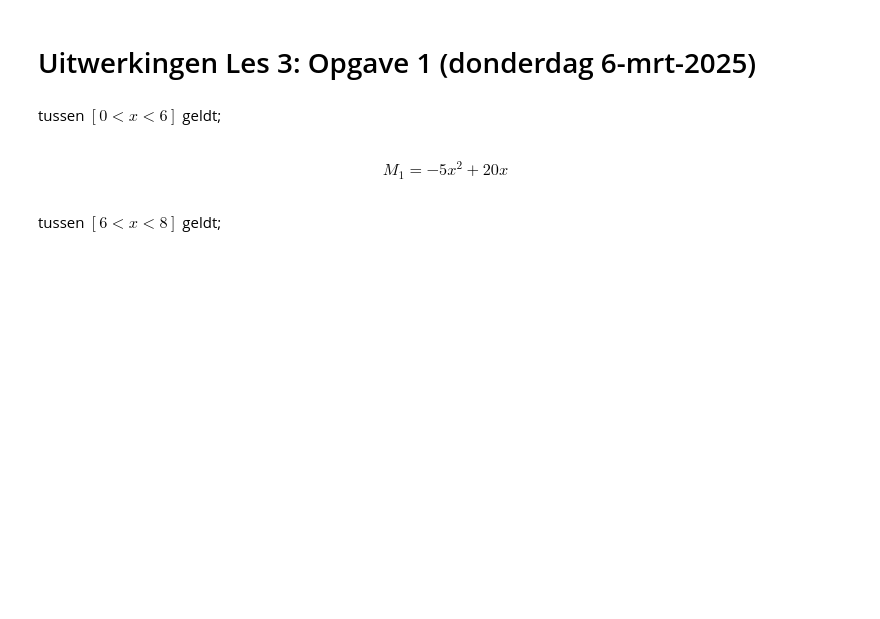
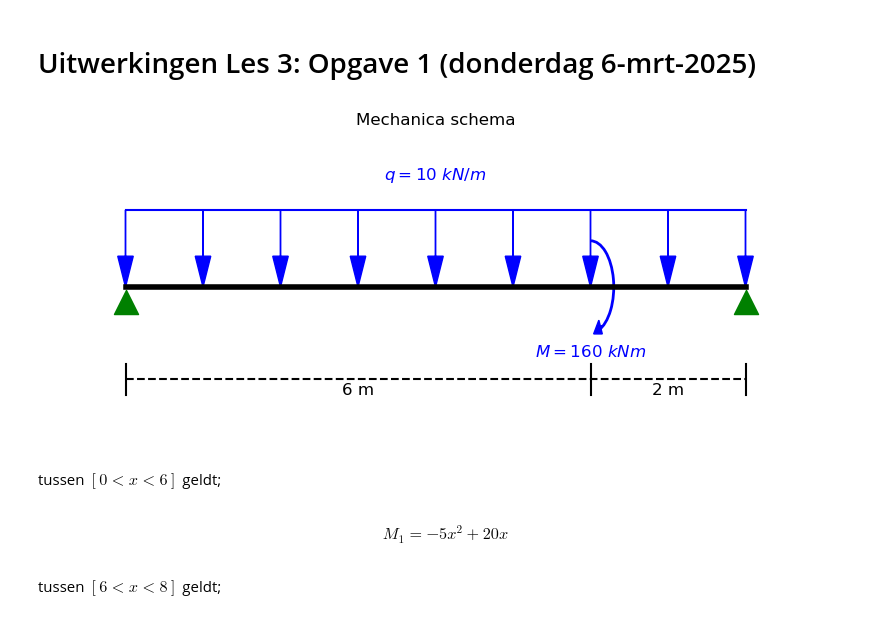
Before and after one commit to HHS-boeken/Mechanica, a Jupyter notebook: book/H1/Opgave_les3.ipynb, the cells around one changed output. Cells and saved outputs as stored; diff of their text form; code cells hidden in the pictures; blank space fills up the shorter version.

```diff
--- a/book/H1/Opgave_les3.ipynb
+++ b/book/H1/Opgave_les3.ipynb
@@ -1,5 +1,95 @@
 # %% [markdown]
 # Uitwerkingen Les 3: Opgave 1 (donderdag 6-mrt-2025)
+# %%
+import matplotlib.pyplot as plt
+import numpy as np
+import matplotlib.patches as patches
+
+# Instellen van de balklengte en belastingen
+balk_lengte = 8  # meters
+verdeelde_belasting = 10  # kN/m
+koppel_locatie = 6  # meters
+koppel_waarde = 160  # kNm (met de klok mee)
+
+# Coördinaten van de ondersteuningen
+ondersteuning_links = 0  # Rolscharnier
+ondersteuning_rechts = balk_lengte  # Gewone scharnier
+
+# Instellen van de figuur
+fig, ax = plt.subplots(figsize=(10, 4))
+
+# Tekenen van de balk
+ax.plot([0, balk_lengte], [0, 0], 'k', lw=4, label="Balk")
+
+# Tekenen van de ondersteuningen als gevulde groene driehoeken
+ax.scatter(ondersteuning_links, -0.1, marker='^', s=300, color='green', label="Rolscharnier")
+ax.scatter(ondersteuning_rechts, -0.1, marker='^', s=300, color='green', label="Scharnier")
+
+# Tekenen van de verdeelde belasting met blauwe pijlen en label
+x_vals = np.linspace(0, balk_lengte, 9)
+for x in x_vals:
+    ax.arrow(x, 0.5, 0, -0.3, head_width=0.2, head_length=0.2, fc='blue', ec='blue')
+ax.text(balk_lengte / 2, 0.7, r"$q = 10\ kN/m$", fontsize=12, color='blue', ha='center')
+ax.plot([0, balk_lengte], [0.5, 0.5], color='blue')  # Meetlijn
+
+# Tekenen van het koppel met cirkelpijlen en blauwe label
+#ax.text(koppel_locatie, 0.6, r"$M = 160\ kNm$", fontsize=12, color='blue', ha='center')
+#ax.arrow(koppel_locatie - 0.3, 0.2, 0.3, 0.3, head_width=0.1, head_length=0.1, fc='blue', ec='blue', linestyle='dashed')
+#ax.arrow(koppel_locatie + 0.3, 0.2, -0.3, 0.3, head_width=0.1, head_length=0.1, fc='blue', ec='blue', linestyle='dashed')
+
+# Tekenen van de maatvoering onder de balk
+ax.plot([0, 0], [-0.5, -0.7], 'k')  # Begin meetlijn
+ax.plot([6, 6], [-0.5, -0.7], 'k')  # Begin meetlijn
+ax.plot([balk_lengte, balk_lengte], [-0.5, -0.7], 'k')  # Eind meetlijn
+ax.plot([0, balk_lengte], [-0.6, -0.6], 'k--')  # Meetlijn
+ax.text(6 / 2, -0.7, "6 m", fontsize=12, ha='center')
+ax.text(7, -0.7, "2 m", fontsize=12, ha='center')
+
+# Maatvoering voor koppel locatie
+#ax.plot([koppel_locatie, koppel_locatie], [-0.5, -0.4], 'k')  # Markering
+#ax.text(koppel_locatie, -0.55, "6 m", fontsize=12, ha='center')
+
+# Labels en titel in overeenstemming met template
+ax.set_xlim(-1, balk_lengte + 1)
+ax.set_ylim(-1, 1)
+ax.set_xticks(np.arange(0, balk_lengte + 1, 1))
+#ax.set_yticks([])
+ax.set_xlabel(r"$x$", color="red", fontsize=14)
+ax.set_ylabel(r"$z$", color="red", fontsize=14, rotation=0, labelpad=15)
+ax.set_title("Mechanica schema")
+
+# Koppelinstellingen
+koppel_locatie = 6  # Positie van het koppel in meters
+koppel_radius = 0.6  # Straal van de boog
+
+
+# Bereken de positie van de pijlpunt op de boog
+hoek_pijl = 90  # Pijlpunt bij 270 graden (onderkant boog)
+pijl_x = 6.15 #koppel_locatie + (koppel_radius / 2) * np.cos(np.radians(hoek_pijl))
+pijl_y = -0.25 #0.3 + (koppel_radius / 2) * np.sin(np.radians(hoek_pijl))
+
+# Pijlpunt toevoegen aan de boog
+#ax.add_patch(arc)
+ax.arrow(pijl_x, pijl_y, -0.02, -0.01, head_width=0.1, head_length=0.1, fc='blue', ec='blue')
+
+# Label voor het koppel
+ax.text(koppel_locatie, -.45, r"$M = 160\ kNm$", fontsize=12, color='blue', ha='center')
+
+# Legenda
+#ax.legend()
+
+# Assen uitschakelen
+ax.axis('off')
+#ax.grid()
+
+# Creëer de boog voor het koppel
+arc = patches.Arc((koppel_locatie,-0), koppel_radius, koppel_radius, angle=270, theta1=20, theta2=180, color='blue', lw=2)
+ax.add_patch(arc)
+
+# Plot weergeven
+plt.show()
+# %% [output]
+[figure, added]
 # %% [markdown]
 tussen $[0 < x < 6]$ geldt;
 # %% [markdown]
```
